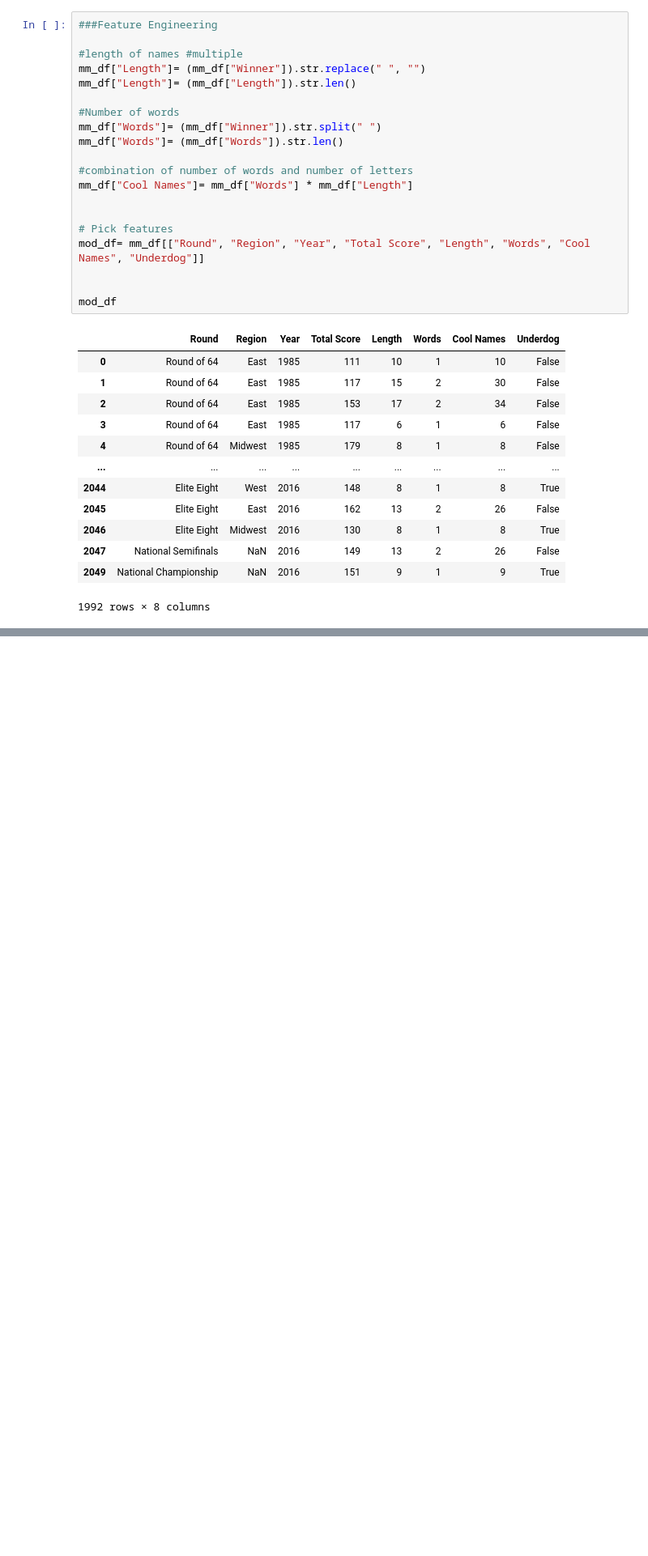
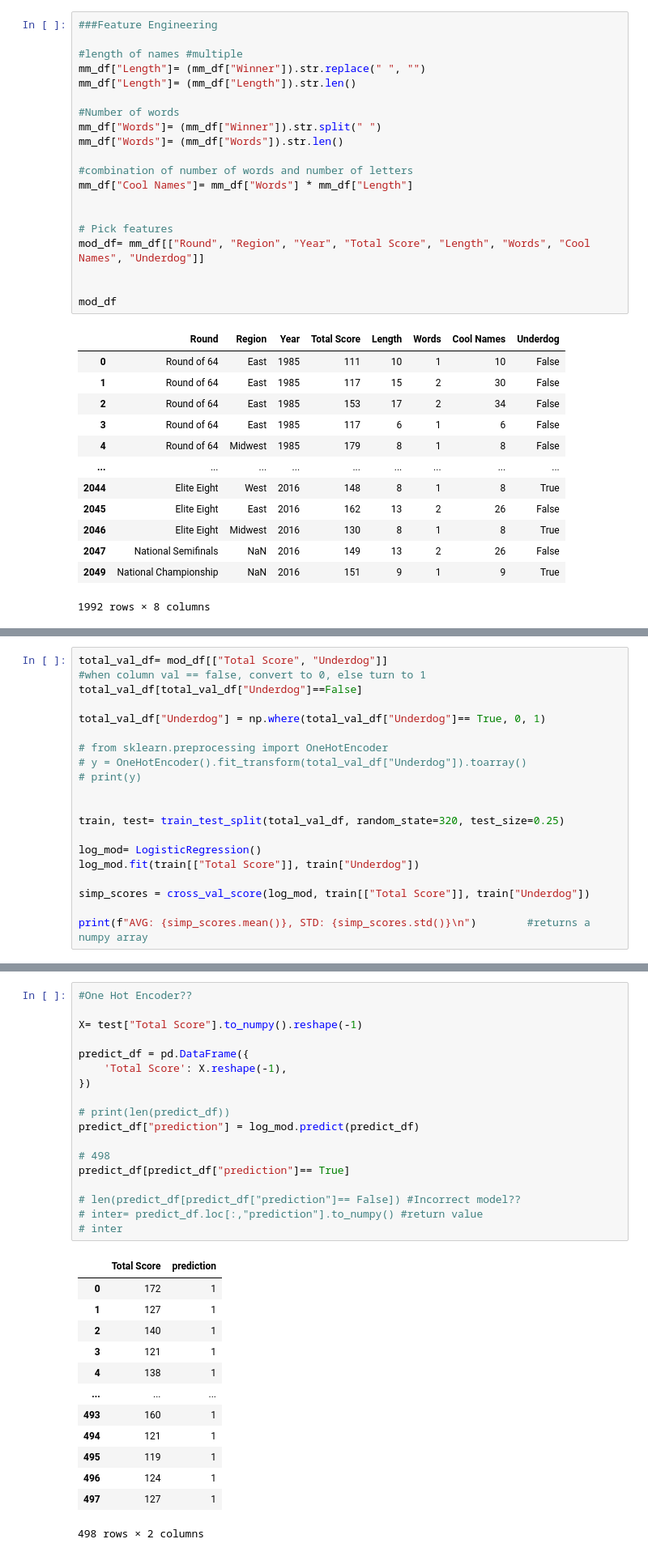
Before and after one commit to jmbost20/March-Madness, a Jupyter notebook: march_madness_analysis.ipynb, the cells around one changed output, grey strips where cells are left out. Shown at 81% size. Saved outputs shown, nothing was run; the diff lists cells and outputs as text; blank space fills up the shorter version.

Commit message:
Update Modelling

```diff
--- a/march_madness_analysis.ipynb
+++ b/march_madness_analysis.ipynb
@@ -232,0 +188,20 @@ predict_df[predict_df["prediction"]== False]
+# %%
+total_val_df= mod_df[["Total Score", "Underdog"]]
+#when column val == false, convert to 0, else turn to 1
+total_val_df[total_val_df["Underdog"]==False]
+
+total_val_df["Underdog"] = np.where(total_val_df["Underdog"]== True, 0, 1)
+
+# from sklearn.preprocessing import OneHotEncoder
+# y = OneHotEncoder().fit_transform(total_val_df["Underdog"]).toarray()
+# print(y)
+
+
+train, test= train_test_split(total_val_df, random_state=320, test_size=0.25)
+
+log_mod= LogisticRegression()
+log_mod.fit(train[["Total Score"]], train["Underdog"])
+
+simp_scores = cross_val_score(log_mod, train[["Total Score"]], train["Underdog"])
+
+print(f"AVG: {simp_scores.mean()}, STD: {simp_scores.std()}\n")        #returns a numpy array
@@ -233,3 +215,35 @@ predict_df[predict_df["prediction"]== False]
+# %%
+#One Hot Encoder??
+
+X= test["Total Score"].to_numpy().reshape(-1)
+
+predict_df = pd.DataFrame({
+    'Total Score': X.reshape(-1),
+})
+
+# print(len(predict_df))
+predict_df["prediction"] = log_mod.predict(predict_df)
+
+# 498
+predict_df[predict_df["prediction"]== True]
+
+# len(predict_df[predict_df["prediction"]== False]) #Incorrect model??
+# inter= predict_df.loc[:,"prediction"].to_numpy() #return value
+# inter
+# %% [output]
+|  | Total Score | prediction |
+| 0 | 172 | 1 |
+| 1 | 127 | 1 |
+| 2 | 140 | 1 |
+| 3 | 121 | 1 |
+| 4 | 138 | 1 |
+| ... | ... | ... |
+| 493 | 160 | 1 |
+| 494 | 121 | 1 |
+| 495 | 119 | 1 |
+| 496 | 124 | 1 |
+| 497 | 127 | 1 |
+498 rows × 2 columns
 # %%
 ###Deprecated
 
```
Also changed, not shown: parts of 10 cells of this notebook.
